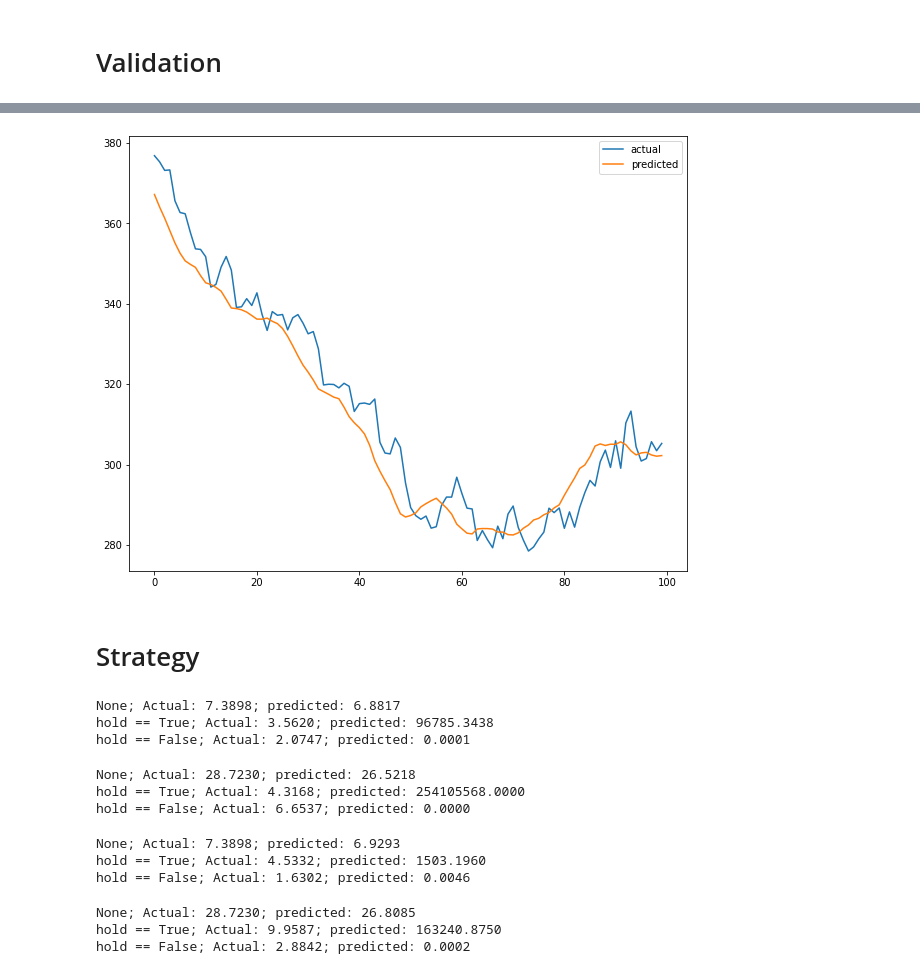
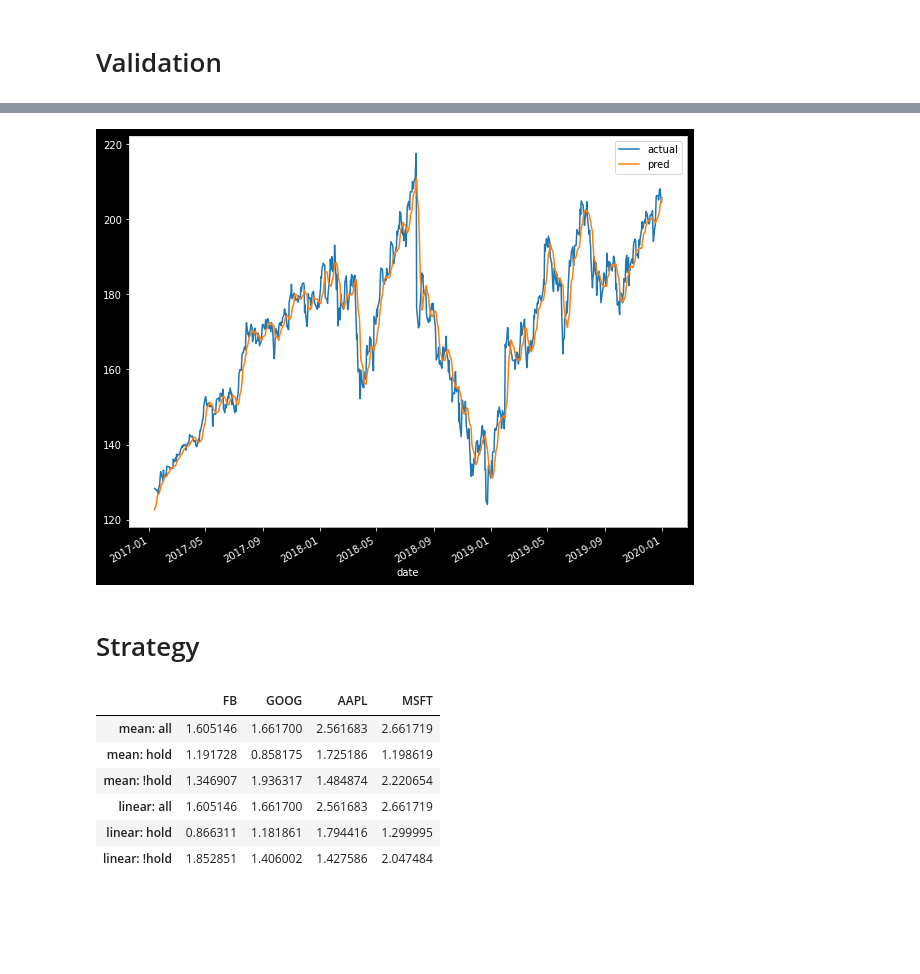
Before and after one commit to zetaqubit/trading, a Jupyter notebook: notebooks/single_stock_model.ipynb, the cells around one changed output, grey strips where cells are left out. Saved outputs shown, nothing was run; the diff lists cells and outputs as text; code cells hidden in the pictures; blank space fills up the shorter version.

```diff
--- a/notebooks/single_stock_model.ipynb
+++ b/notebooks/single_stock_model.ipynb
@@ -196,7 +239,8 @@ Avg loss: 64.66447865962982
-# %%
-plot(actual[-100:], pred[-100:])
-# %% [output]
-[figure, removed]
+# %%
+df_pred = validate(MeanModel(), 'FB')
+plot(df_pred)
+# %% [output]
+[figure, added]
 # %% [markdown]
 # Strategy
 # %%
@@ -244,24 +302,22 @@ def model_roi(model, ticker):
-# %%
-model_roi(model, 'FB')
-# %% [output]
-None; Actual: 7.3898; predicted: 6.8817
-hold == True; Actual: 3.5620; predicted: 96785.3438
-hold == False; Actual: 2.0747; predicted: 0.0001
-# %%
-model_roi(model, 'GOOG')
-# %% [output]
-None; Actual: 28.7230; predicted: 26.5218
-hold == True; Actual: 4.3168; predicted: 254105568.0000
-hold == False; Actual: 6.6537; predicted: 0.0000
-# %%
-model_roi(MeanModel(), 'FB')
-# %% [output]
-None; Actual: 7.3898; predicted: 6.9293
-hold == True; Actual: 4.5332; predicted: 1503.1960
-hold == False; Actual: 1.6302; predicted: 0.0046
-# %%
-model_roi(MeanModel(), 'GOOG')
-# %% [output]
-None; Actual: 28.7230; predicted: 26.8085
-hold == True; Actual: 9.9587; predicted: 163240.8750
-hold == False; Actual: 2.8842; predicted: 0.0002
+# %%
+models = {
+    'mean': MeanModel(),
+    'linear': model,
+}
+tickers = [
+    'FB',
+    'GOOG',
+    'AAPL',
+    'MSFT',
+]
+
+df_actual, df_pred = evaluate_models(models, tickers)
+df_actual
+# %% [output]
+|  | FB | GOOG | AAPL | MSFT |
+| mean: all | 1.605146 | 1.661700 | 2.561683 | 2.661719 |
+| mean: hold | 1.191728 | 0.858175 | 1.725186 | 1.198619 |
+| mean: !hold | 1.346907 | 1.936317 | 1.484874 | 2.220654 |
+| linear: all | 1.605146 | 1.661700 | 2.561683 | 2.661719 |
+| linear: hold | 0.866311 | 1.181861 | 1.794416 | 1.299995 |
+| linear: !hold | 1.852851 | 1.406002 | 1.427586 | 2.047484 |
```
Also changed, not shown: parts of 23 cells of this notebook.
